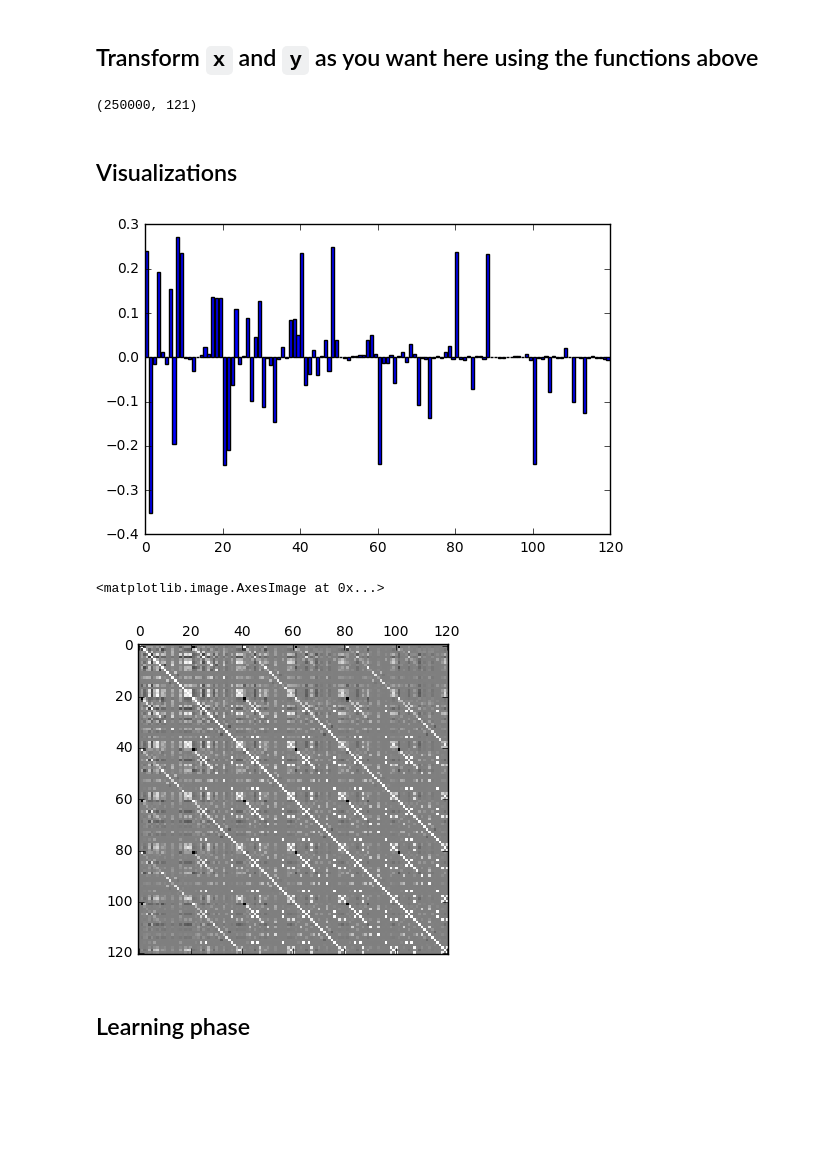
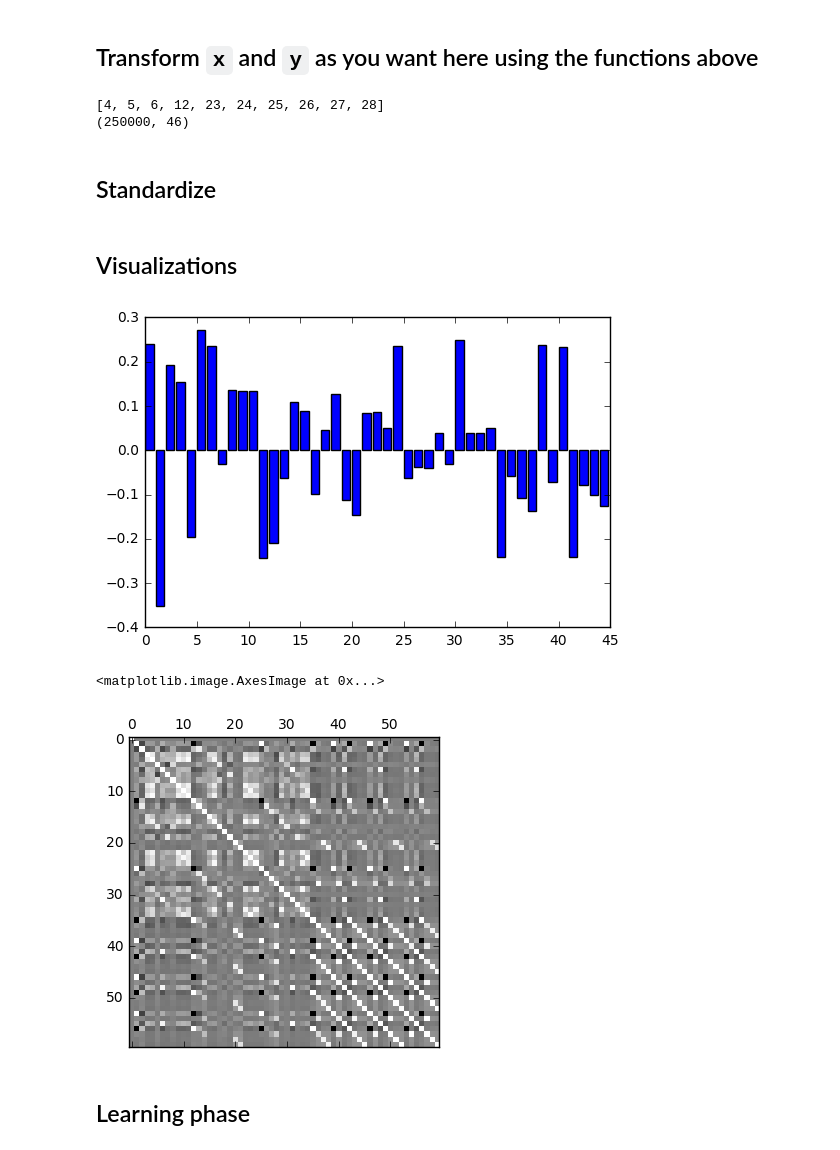
Before and after one commit to yaoyg14/PCML16, a Jupyter notebook: project1.ipynb, the cells around one changed output. Cells and saved outputs as stored; diff of their text form; code cells hidden in the pictures; blank space fills up the shorter version.

Commit message:
trying things with correlation

```diff
--- a/project1.ipynb
+++ b/project1.ipynb
@@ -20,5 +23,6 @@ init_y = (init_y + 1.0) * 0.5
 # %%
 def cropped_of_rows_with_999_value(x, y):
+    """Returns copies of x and y such that no row contains any value = -999 anymore"""
     for i in range(x.shape[1]):
         idxes = (x[:, i] != -999)
         x = x[idxes]
@@ -26,34 +30,51 @@ def cropped_of_rows_with_999_value(x, y):
     return x, y
 
 def columns_with_999_value(x):
+    """Returns the indices of all the columns which have at least one element = -999"""
     indexes = []
     for i in range(x.shape[1]):
         if np.any(x[:, i] == -999.0):
             indexes.append(i)
     return indexes
 
+def columns_with_low_corr(x, y):
+    """Returns the indices of the columns which have a
+       'low' correlation to the output. (Experimental)"""
+    indexes = []
+    for i in range(x.shape[1]):
+        if np.abs(np.corrcoef(x[:, i], y)[0][1]) < 0.03:
+            indexes.append(i)
+    return indexes
+
 def cropped_of_columns(x, columns_indexes):
+    """Returns a copy of x with the columns referenced by columns_indices removed"""
     return np.delete(x, columns_indexes, axis = 1)
 
 def augment(x, n):
+    """Returns x concatenated with x ** 2, ..., x ** n"""
     return x if n == 1 else np.append(augment(x, n - 1), x ** n, axis = 1)
 # %% [markdown]
 ## Transform `x` and `y` as you want here using the functions above
 # %%
+# Try your own transformations here
+
 # IF YOU DO TRANSFORMATIONS WHICH AFFECT THE SHAPE OF X, DON'T FORGET TO
 # MAKE THE SAME TRANSFORMATIONS ON X_TEST AT THE END
 
-rem_indexes = columns_with_999_value(init_x) # []
-rem_indexes.remove(0)
+rem_indices_1 = columns_with_999_value(init_x)
+rem_indices_1.remove(0)
+x = cropped_of_columns(init_x, rem_indices_1)
 
-# Comment one of the two (first one deletes columns, second one deletes rows)
-x, y = cropped_of_columns(init_x, rem_indexes), init_y
-#x, y = cropped_of_rows_with_999_value(init_x, init_y)
+print(rem_indices_1)
 
 x = augment(x, 6)
 
-tx, mean, var = standardize(x)
+rem_indices_2 = columns_with_low_corr(x, y) # []
 
-print(tx.shape)
+x, y = cropped_of_columns(x, rem_indices_2), init_y
+#x, y = cropped_of_rows_with_999_value(init_x, init_y)
 # %% [output]
-(250000, 121)
+[4, 5, 6, 12, 23, 24, 25, 26, 27, 28]
+(250000, 46)
+# %% [markdown]
+## Standardize
@@ -60,28 +85,28 @@ print(tx.shape)
 # %% [markdown]
 ## Visualizations
 # %%
-def plot_feature_to_output_correlations(tx, y):
-    feature_count = tx.shape[1]
+def plot_feature_to_output_correlations(x, y):
+    feature_count = x.shape[1]
 
     corrs = np.zeros(feature_count)
     for i in range(feature_count):
-        x = tx[:, i]
-        corrs[i] = np.corrcoef(x, y)[0][1]
+        feature = x[:, i]
+        corrs[i] = np.corrcoef(feature, y)[0][1]
 
     fig, ax = plt.subplots()
     width = 0.5
 
     ax.bar(np.arange(feature_count), corrs)
 
 plot_feature_to_output_correlations(x, y)
 # %% [output]
-[figure, old version]
+[figure, new version]
 # %%
 G = tx.T @ tx
 plt.matshow(G, cmap=plt.cm.gray)
 # %% [output]
 <matplotlib.image.AxesImage at 0x...>
-[figure, old version]
+[figure, new version]
 # %% [markdown]
 ## Learning phase
 # %%
```
Also changed, not shown: parts of 5 cells of this notebook.
